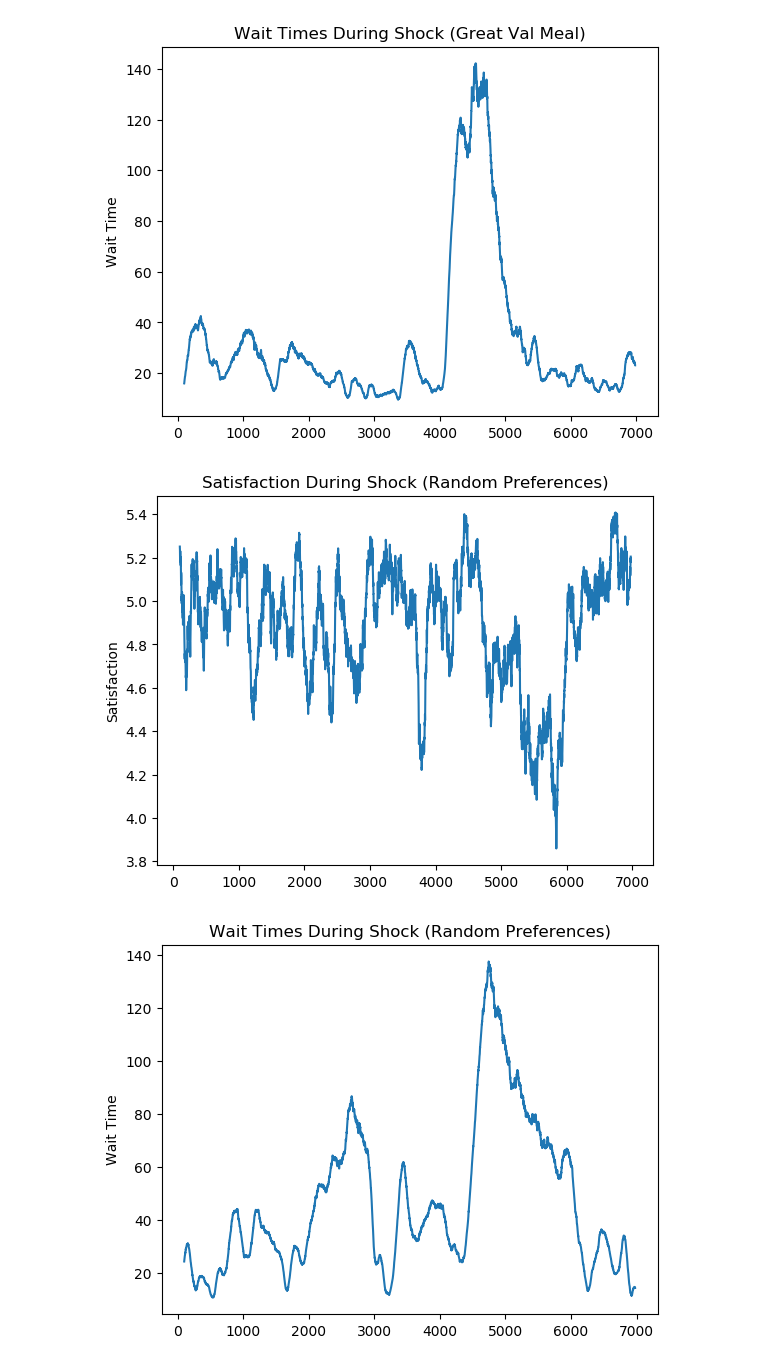
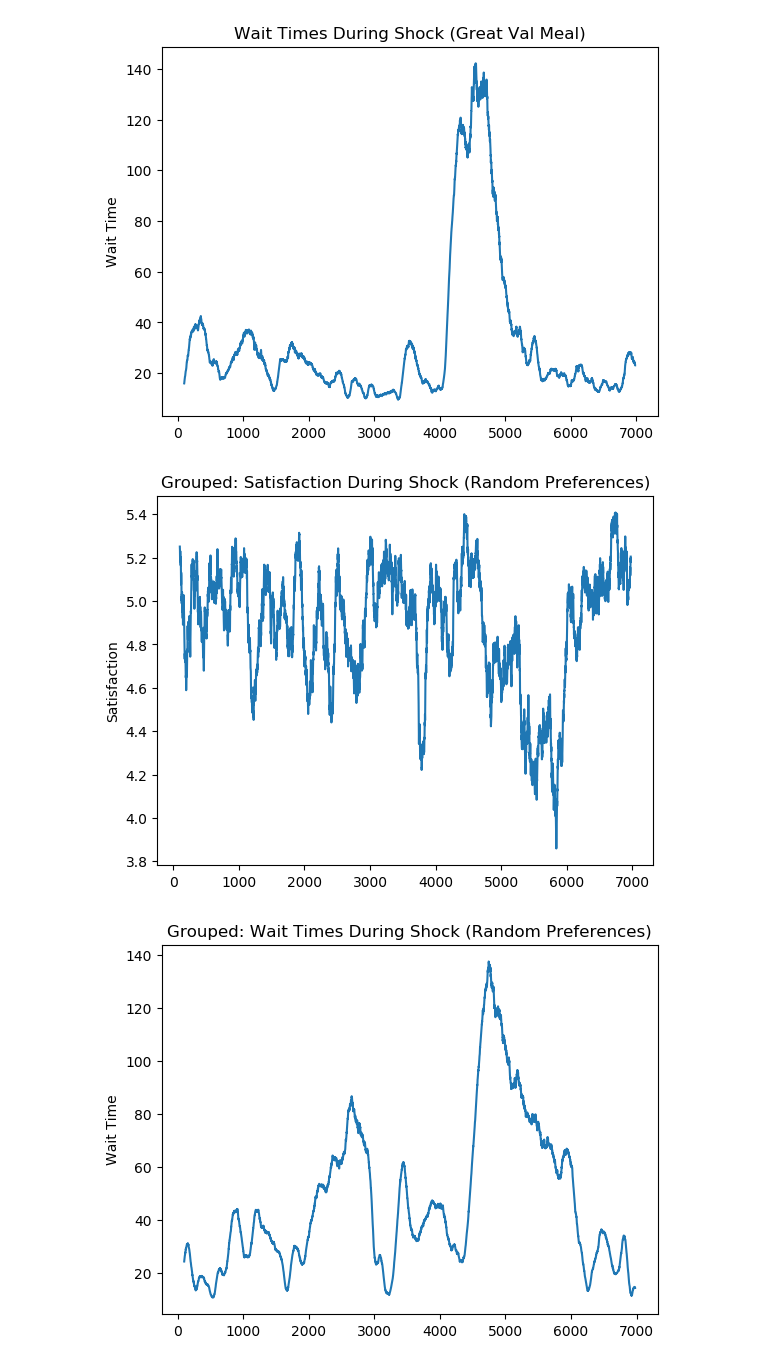
Before and after one commit to nathanielcrosby/COSC-223_Final, a Jupyter notebook: Plots.ipynb, the cells around one changed output. Saved outputs shown, nothing was run; the diff lists cells and outputs as text; code cells hidden in the pictures.

```diff
--- a/Plots.ipynb
+++ b/Plots.ipynb
@@ -502,23 +502,23 @@ plt.show()
 # %%
 # Read in Shock Experiment Data
 
 jobsr = pd.read_csv("Shock Experiment Groups/jobs_shock_r.csv").assign(Entree = "Random")
 serverr = pd.read_csv("Shock Experiment Groups/server_shock_r.csv").assign(Entree = "Random")
 jobsr = jobsr.rolling(window=100).mean()
 
 plt.plot(jobsr[' Meal Ratings'])
-plt.title("Satisfaction During Shock (Random Preferences)")
+plt.title("Grouped: Satisfaction During Shock (Random Preferences)")
 plt.xlabel("")
 plt.ylabel("Satisfaction")
-plt.savefig("Satisfaction During Shock (Random Preferences)")
+plt.savefig("Grouped Satisfaction During Shock (Random Preferences)")
 plt.show()
 
 plt.plot(jobsr['Wait Time'])
-plt.title("Wait Times During Shock (Random Preferences)")
+plt.title("Grouped: Wait Times During Shock (Random Preferences)")
 plt.xlabel("")
 plt.ylabel("Wait Time")
-plt.savefig("Wait Time During Shock (Random Preferences)")
+plt.savefig("Grouped Wait Time During Shock (Random Preferences)")
 plt.show()
 # %% [output]
-[figure, old version]
+[figure, new version]
-[figure, old version]
+[figure, new version]
```
Also changed, not shown: parts of 2 cells of this notebook.
